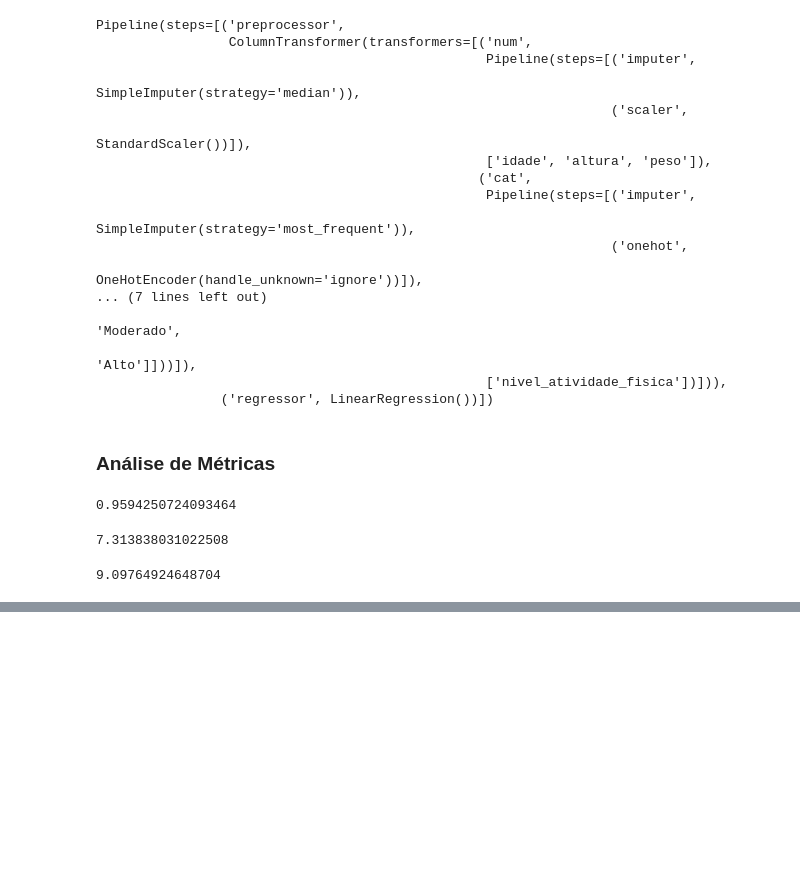
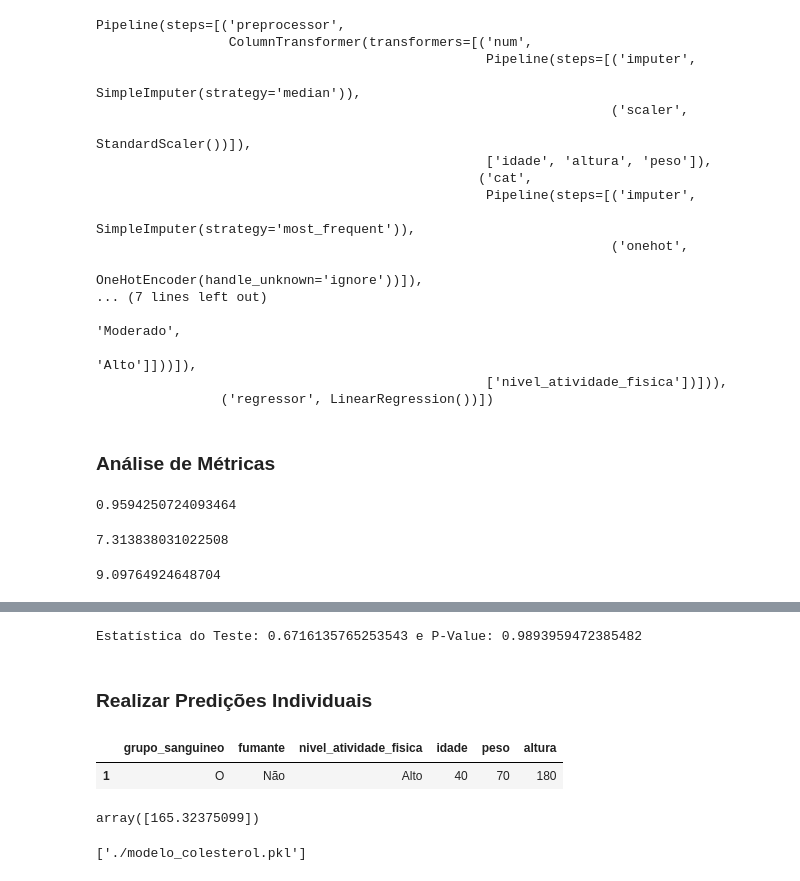
Before and after one commit to HikaroRibeiro/modelo_colesterol, a Jupyter notebook: modelo_colesterol.ipynb, the cells around one changed output, grey strips where cells are left out. Saved outputs shown, nothing was run; the diff lists cells and outputs as text; code cells hidden in the pictures; blank space fills up the shorter version.

```diff
--- a/modelo_colesterol.ipynb
+++ b/modelo_colesterol.ipynb
@@ -527,0 +666,45 @@ root_mean_squared_error(y_test,y_pred)
+# %%
+# Resultado -> como o P-Value foi maior do que 0.5, não podemos rejeitar o H0;
+# Existe homogeneidade nas variâncias entre os residuos e as variáveis independentes;
+
+# Teste de Homocedasticidade de Goldfeld-Quandt.
+test_goldfeld = het_goldfeldquandt(residuos, X_test_transformed)
+# Obter a estatística de teste, vem do indice zero:
+stat_goldfeld = test_goldfeld[0]
+# P-Value -> checar se é maior do que 0.5, e vem do indice 1:
+p_value_goldfeld = test_goldfeld[1]
+# Imprimir as estatísticas do teste:
+print("Estatística do Teste: {} e P-Value: {}".format(stat_goldfeld,p_value_goldfeld))
+# %% [output]
+Estatística do Teste: 0.6716135765253543 e P-Value: 0.9893959472385482
+# %% [markdown]
+### Realizar Predições Individuais
+# %%
+# Criar um dicionário com os dados que quero prever, ou seja, meus inputs.
+# Abaixo será criado um dataset de treinamento:
+predicao_individual = {
+    'grupo_sanguineo': 'O',
+    'fumante': 'Não',
+    'nivel_atividade_fisica': 'Alto',
+    'idade': 40,
+    'peso': 70,
+    'altura': 180
+}
+
+sample_df = pd.DataFrame(predicao_individual, index=[1])
+# %%
+sample_df
+# %% [output]
+|  | grupo_sanguineo | fumante | nivel_atividade_fisica | idade | peso | altura |
+| 1 | O | Não | Alto | 40 | 70 | 180 |
+# %%
+# Predição do Indice de Colesterol
+model_regr.predict(sample_df)
+# %% [output]
+array([165.32375099])
+# %%
+# Salvar o Modelo, está salvando o Pipeline inteiro.
+import joblib
+joblib.dump(model_regr, './modelo_colesterol.pkl')
+# %% [output]
+['./modelo_colesterol.pkl']
```
Also changed, not shown: parts of 16 cells of this notebook, 3 other files.
